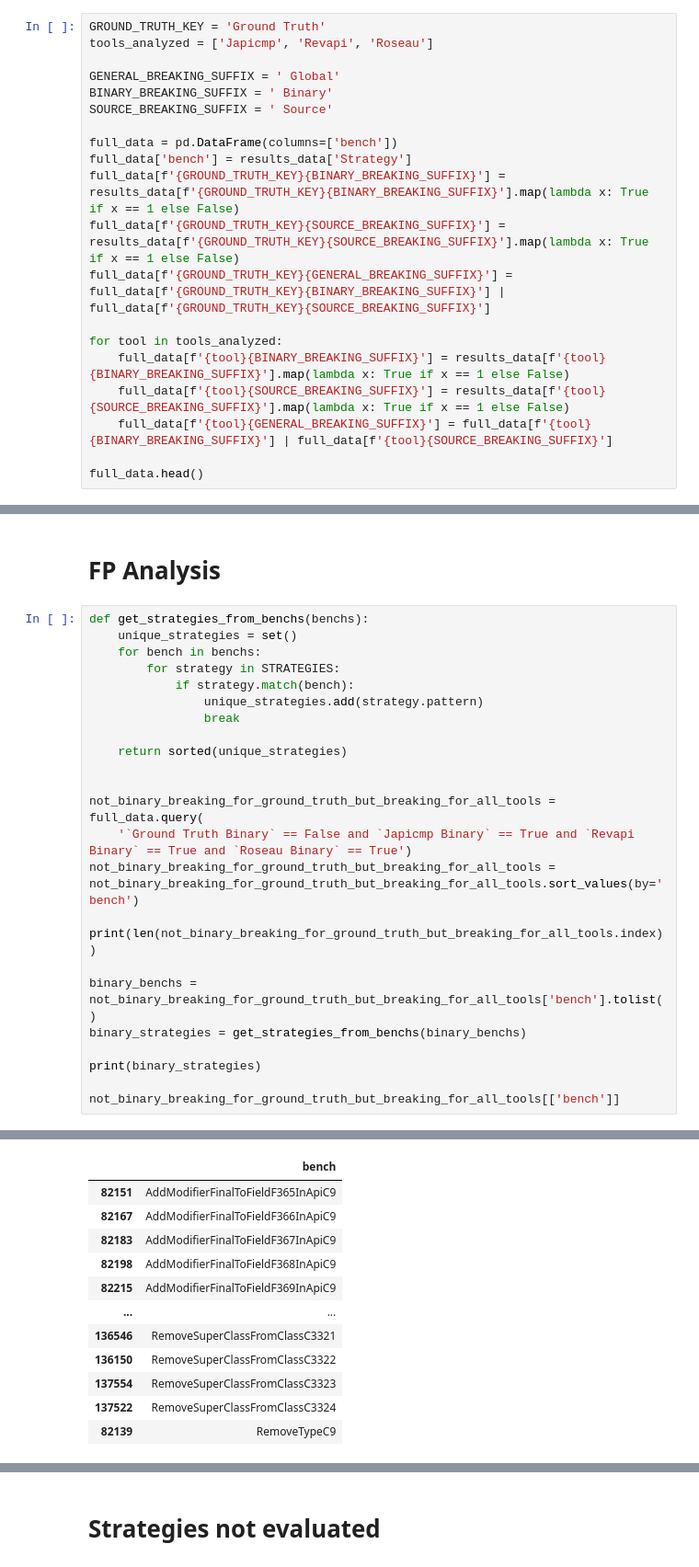
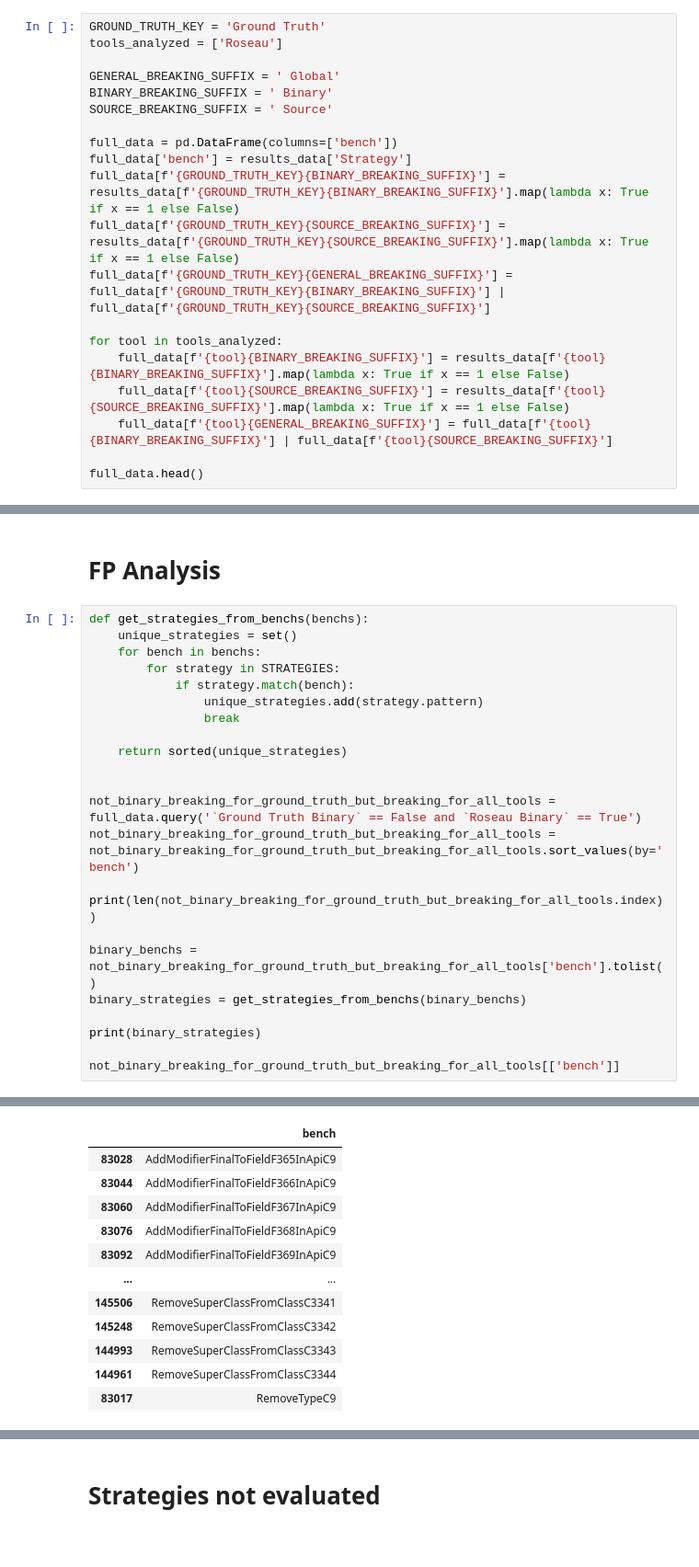
Before and after one commit to alien-tools/roseau, a Jupyter notebook: result/results.ipynb, the cells around one changed output, grey strips where cells are left out. Shown at 92% size. Cells and saved outputs as stored; diff of their text form.

```diff
--- a/result/results.ipynb
+++ b/result/results.ipynb
@@ -26,6 +26,6 @@ errors_data.head()
 # %%
 GROUND_TRUTH_KEY = 'Ground Truth'
-tools_analyzed = ['Japicmp', 'Revapi', 'Roseau']
+tools_analyzed = ['Roseau']
 
 GENERAL_BREAKING_SUFFIX = ' Global'
 BINARY_BREAKING_SUFFIX = ' Binary'
@@ -172,8 +169,7 @@ def get_strategies_from_benchs(benchs):
     return sorted(unique_strategies)
 
 
-not_binary_breaking_for_ground_truth_but_breaking_for_all_tools = full_data.query(
-    '`Ground Truth Binary` == False and `Japicmp Binary` == True and `Revapi Binary` == True and `Roseau Binary` == True')
+not_binary_breaking_for_ground_truth_but_breaking_for_all_tools = full_data.query('`Ground Truth Binary` == False and `Roseau Binary` == True')
 not_binary_breaking_for_ground_truth_but_breaking_for_all_tools = not_binary_breaking_for_ground_truth_but_breaking_for_all_tools.sort_values(by='bench')
 
 print(len(not_binary_breaking_for_ground_truth_but_breaking_for_all_tools.index))
@@ -189,13 +185,13 @@ not_binary_breaking_for_ground_truth_but_breaking_for_all_tools[['bench']]
 ['^AddModifier.+ToField.+In.+$', '^AddModifier.+ToMethod.+In.+$', '^AddParameter.+ToConstructor.+In.+$', '^AddParameter.+ToMethod.+In.+$', '^ChangeField.+In.+TypeTo.+$', '^ChangeMethod.+In.+TypeTo.+$' ...
 |  | bench |
-| 82151 | AddModifierFinalToFieldF365InApiC9 |
-| 82167 | AddModifierFinalToFieldF366InApiC9 |
-| 82183 | AddModifierFinalToFieldF367InApiC9 |
-| 82198 | AddModifierFinalToFieldF368InApiC9 |
-| 82215 | AddModifierFinalToFieldF369InApiC9 |
+| 83028 | AddModifierFinalToFieldF365InApiC9 |
+| 83044 | AddModifierFinalToFieldF366InApiC9 |
+| 83060 | AddModifierFinalToFieldF367InApiC9 |
+| 83076 | AddModifierFinalToFieldF368InApiC9 |
+| 83092 | AddModifierFinalToFieldF369InApiC9 |
 | ... | ... |
-| 136546 | RemoveSuperClassFromClassC3321 |
-| 136150 | RemoveSuperClassFromClassC3322 |
-| 137554 | RemoveSuperClassFromClassC3323 |
-| 137522 | RemoveSuperClassFromClassC3324 |
-| 82139 | RemoveTypeC9 |
+| 145506 | RemoveSuperClassFromClassC3341 |
+| 145248 | RemoveSuperClassFromClassC3342 |
+| 144993 | RemoveSuperClassFromClassC3343 |
+| 144961 | RemoveSuperClassFromClassC3344 |
+| 83017 | RemoveTypeC9 |
```
Also changed, not shown: parts of 14 cells of this notebook, 2 other files.
